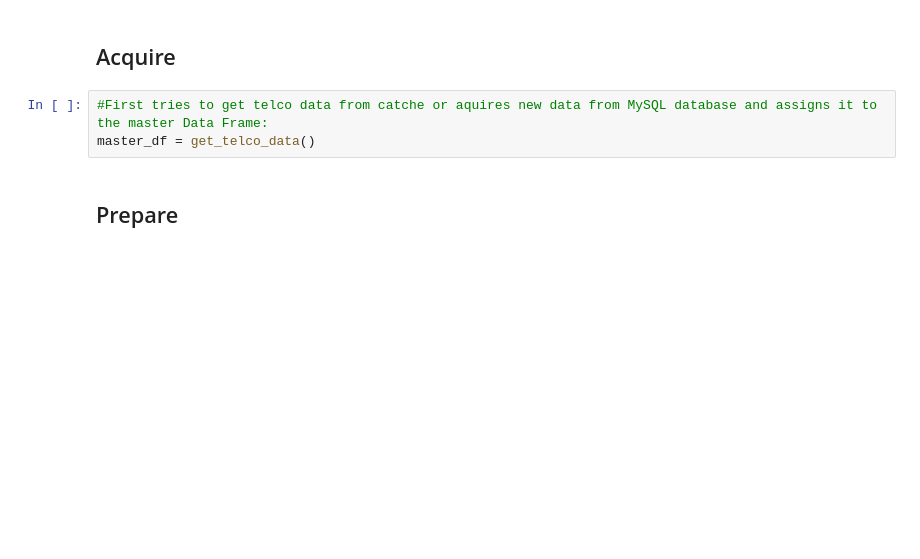
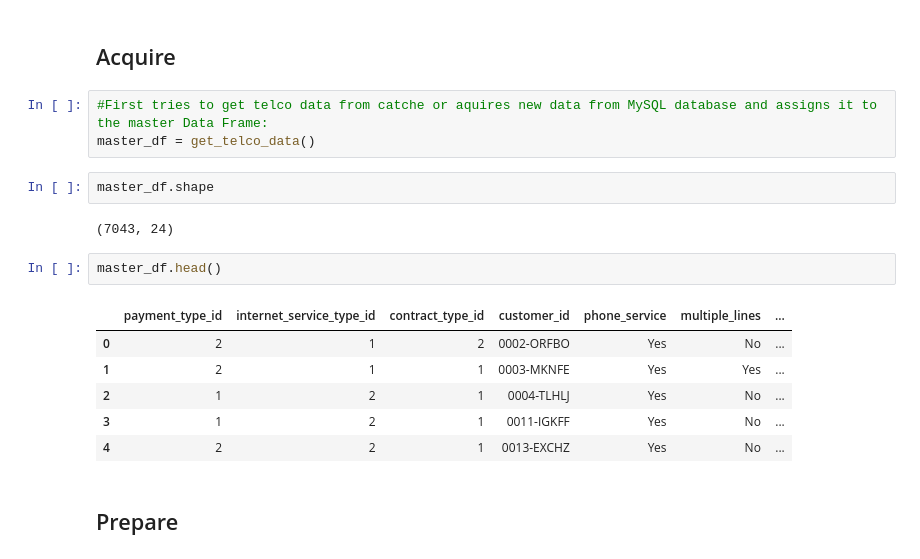
Before and after one commit to JoshuaHolt-Tech/classification_project, a Jupyter notebook: working_notebook.ipynb, the cells around one changed output. Saved outputs shown, nothing was run; the diff lists cells and outputs as text; blank space fills up the shorter version.

```diff
--- a/working_notebook.ipynb
+++ b/working_notebook.ipynb
@@ -75,6 +76,19 @@ pd.options.display.max_columns = None
 # %%
 #First tries to get telco data from catche or aquires new data from MySQL database and assigns it to the master Data Frame:
 master_df = get_telco_data()
+# %%
+master_df.shape
+# %% [output]
+(7043, 24)
+# %%
+master_df.head()
+# %% [output]
+|  | payment_type_id | internet_service_type_id | contract_type_id | customer_id | phone_service | multiple_lines | ... |
+| 0 | 2 | 1 | 2 | 0002-ORFBO | Yes | No | ... |
+| 1 | 2 | 1 | 1 | 0003-MKNFE | Yes | Yes | ... |
+| 2 | 1 | 2 | 1 | 0004-TLHLJ | Yes | No | ... |
+| 3 | 1 | 2 | 1 | 0011-IGKFF | Yes | No | ... |
+| 4 | 2 | 2 | 1 | 0013-EXCHZ | Yes | No | ... |
 # %% [markdown]
 ## Prepare <a class="anchor" id="prepare"></a>
 # %%
```
Also changed, not shown: parts of 17 cells of this notebook, 2 other files.
